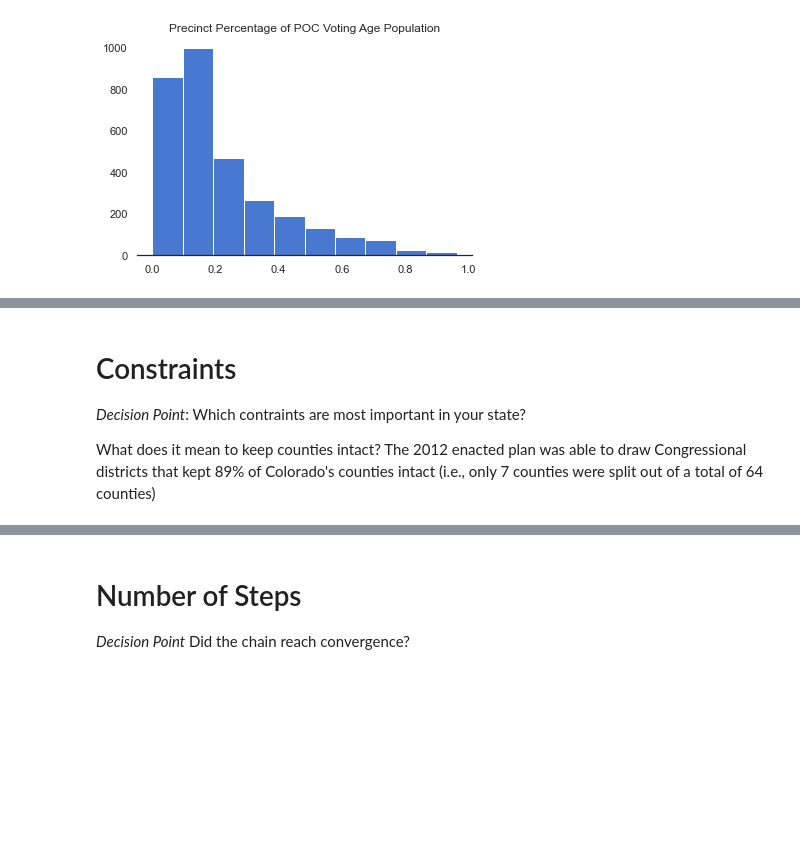
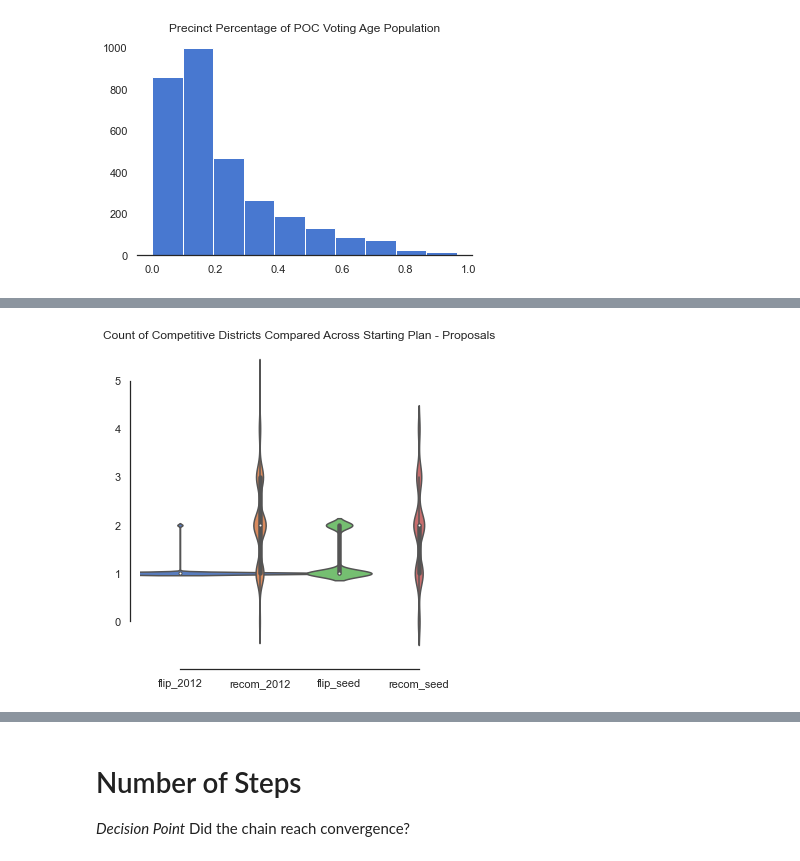
Before and after one commit to uwescience/dssg2021-redistricting, a Jupyter notebook: Colorado/02_CO_EDA_Modeling_Decisions.ipynb, the cells around one changed output, grey strips where cells are left out. Saved outputs shown, nothing was run; the diff lists cells and outputs as text; code cells hidden in the pictures; blank space fills up the shorter version.

```diff
--- a/Colorado/02_CO_EDA_Modeling_Decisions.ipynb
+++ b/Colorado/02_CO_EDA_Modeling_Decisions.ipynb
@@ -445,9 +498,11 @@ sns.despine(offset=10, trim=True)
 # %%
 sns.catplot(data= df_comp_dist[["flip_2012",
                                    "recom_2012",
                                    "flip_seed",
                                    "recom_seed"]],
            kind="violin",
-           width=1.75)
-
+           width=4)
+plt.title("Count of Competitive Districts Compared Across Starting Plan - Proposals")
 sns.despine(offset=10, trim=True)
+# %% [output]
+[figure, added]
@@ -458,6 +508,0 @@ plt.hist(per_chain["recom_seed"]["comp_dist"])
-# %% [markdown]
-# Constraints
-
-*Decision Point*: Which contraints are most important in your state?
-
-What does it mean to keep counties intact? The 2012 enacted plan was able to draw Congressional districts that kept 89% of Colorado's counties intact (i.e., only 7 counties were split out of a total of 64 counties)
```
Also changed, not shown: parts of 42 cells of this notebook.
